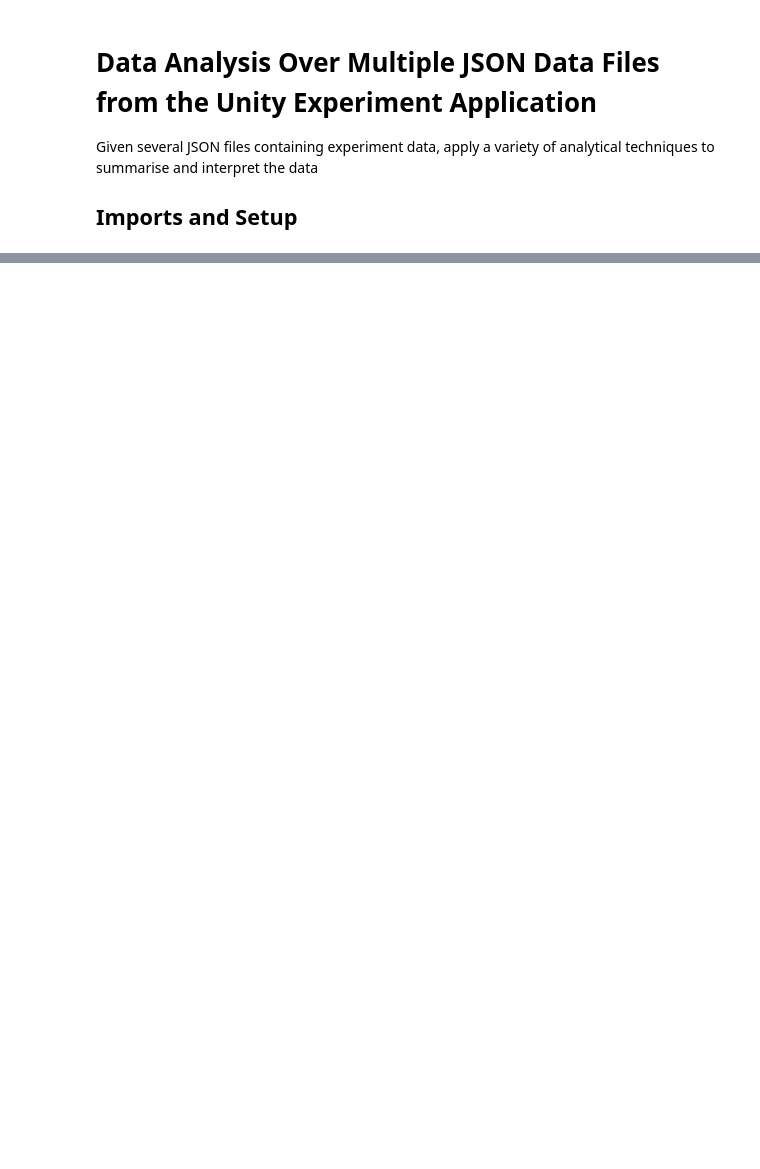
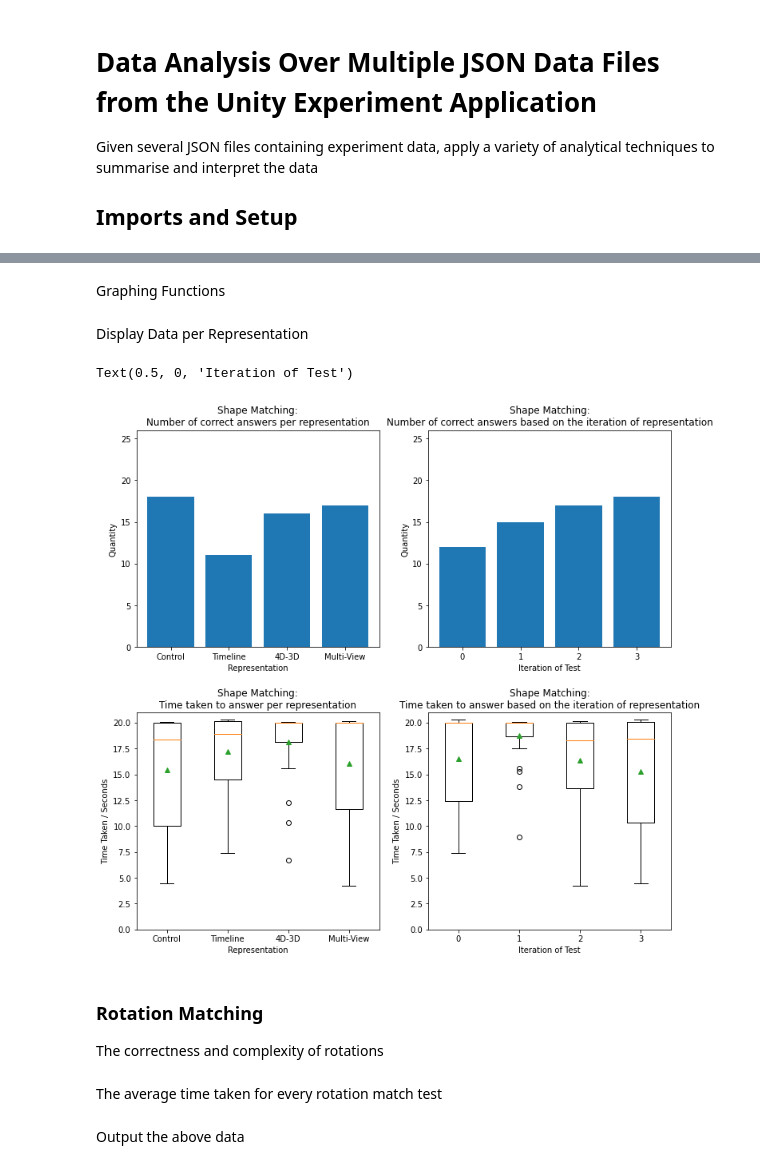
Before and after one commit to JoeSubbi/3D-Renderer-for-4D-Objects, a Jupyter notebook: Data Analysis/MultiFileAnalysis.ipynb, the cells around one changed output, grey strips where cells are left out. Saved outputs shown, nothing was run; the diff lists cells and outputs as text; code cells hidden in the pictures; blank space fills up the shorter version.

```diff
--- a/Data Analysis/MultiFileAnalysis.ipynb
+++ b/Data Analysis/MultiFileAnalysis.ipynb
@@ -70,0 +452,2 @@ Reading "data/4-31-01-2022-16-00.json"
+# %% [markdown]
+Graphing Functions
@@ -70,0 +456,62 @@ Reading "data/4-31-01-2022-16-00.json"
+# %% [markdown]
+Display Data per Representation
+# %%
+# Load in the data
+with open("compiled_data.json", "r") as f:
+    compiled_data = json.load(f)
+
+with open("ordered_data.json", "r") as f:
+    ordered_data = json.load(f)
+
+order = [1,2,3,4]
+# %%
+# Show Graphs
+fig = plt.figure(figsize = (12, 18))
+ax0 = fig.add_subplot(321)
+ax1 = fig.add_subplot(322)
+ax2 = fig.add_subplot(323)
+ax3 = fig.add_subplot(324)
+#ax4 = fig.add_subplot(325)
+fig.subplots_adjust(hspace=0.3)
+
+ax0.set_title("Shape Matching:\nNumber of correct answers per representation")
+d = SHAPE_correct_count(compiled_data)
+x = d.keys()
+y = d.values()
+ax0.bar(x, y)
+ax0.set_ylim((0, 26))
+ax0.set_ylabel("Quantity")
+ax0.set_xlabel("Representation")
+
+ax1.set_title("Shape Matching:\nNumber of correct answers based on the iteration of representation")
+d = SHAPE_correct_count(ordered_data)
+x = d.keys()
+y = d.values()
+ax1.bar(x, y)
+ax1.set_ylim((0, 26))
+ax1.set_ylabel("Quantity")
+ax1.set_xlabel("Iteration of Test")
+
+ax2.set_title("Shape Matching:\nTime taken to answer per representation")
+x = SHAPE_time_data(compiled_data).keys()
+d = [i for i in SHAPE_time_data(compiled_data).values()]
+ax2.boxplot( d, showmeans=True )
+ax2.set_xticks(order, x)
+ax2.set_ylim((0, 21))
+ax2.set_ylabel("Time Taken / Seconds")
+ax2.set_xlabel("Representation")
+
+ax3.set_title("Shape Matching:\nTime taken to answer based on the iteration of representation")
+x = SHAPE_time_data(ordered_data).keys()
+d = [i for i in SHAPE_time_data(ordered_data).values()]
+ax3.boxplot( d, showmeans=True )
+ax3.set_xticks(order, x)
+ax3.set_ylim((0, 21))
+ax3.set_ylabel("Time Taken / Seconds")
+ax3.set_xlabel("Iteration of Test")
+# %% [output]
+Text(0.5, 0, 'Iteration of Test')
+[figure, added]
+# %% [markdown]
+### Rotation Matching
+The correctness and complexity of rotations
@@ -70,0 +573,2 @@ Reading "data/4-31-01-2022-16-00.json"
+# %% [markdown]
+The average time taken for every rotation match test
@@ -70,0 +601,2 @@ Reading "data/4-31-01-2022-16-00.json"
+# %% [markdown]
+Output the above data
```
Also changed, not shown: parts of 35 cells of this notebook, 9 other files.
